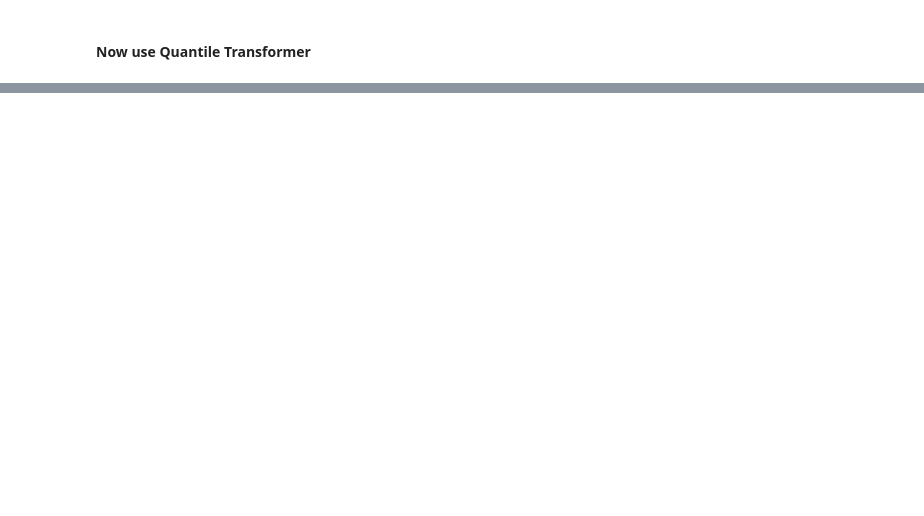
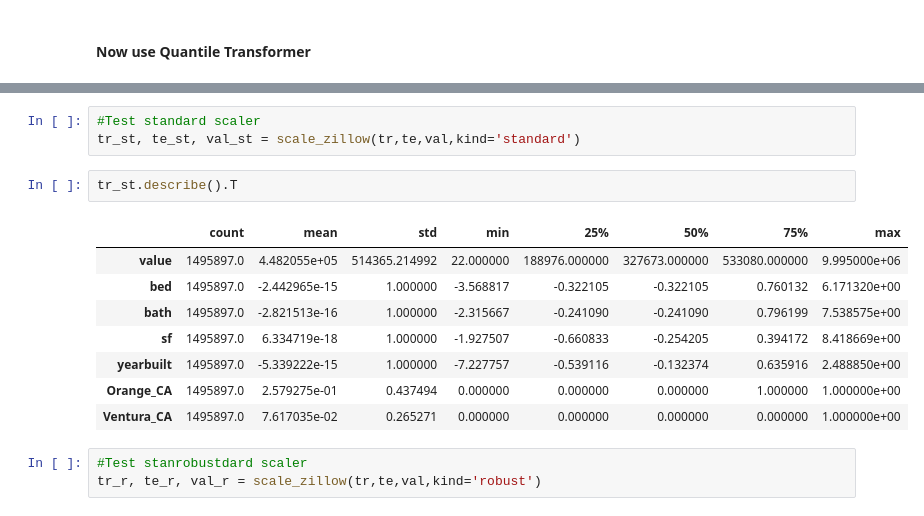
Before and after one commit to Cayt-Schlichting/regression-exercises, a Jupyter notebook: scaling.ipynb, the cells around one changed output, grey strips where cells are left out. Saved outputs shown, nothing was run; the diff lists cells and outputs as text; blank space fills up the shorter version.

```diff
--- a/scaling.ipynb
+++ b/scaling.ipynb
@@ -210,0 +248,17 @@ for c in X_tr.columns:
+# %%
+#Test standard scaler
+tr_st, te_st, val_st = scale_zillow(tr,te,val,kind='standard')
+# %%
+tr_st.describe().T
+# %% [output]
+|  | count | mean | std | min | 25% | 50% | 75% | max |
+| value | 1495897.0 | 4.482055e+05 | 514365.214992 | 22.000000 | 188976.000000 | 327673.000000 | 533080.000000 | 9.995000e+06 |
+| bed | 1495897.0 | -2.442965e-15 | 1.000000 | -3.568817 | -0.322105 | -0.322105 | 0.760132 | 6.171320e+00 |
+| bath | 1495897.0 | -2.821513e-16 | 1.000000 | -2.315667 | -0.241090 | -0.241090 | 0.796199 | 7.538575e+00 |
+| sf | 1495897.0 | 6.334719e-18 | 1.000000 | -1.927507 | -0.660833 | -0.254205 | 0.394172 | 8.418669e+00 |
+| yearbuilt | 1495897.0 | -5.339222e-15 | 1.000000 | -7.227757 | -0.539116 | -0.132374 | 0.635916 | 2.488850e+00 |
+| Orange_CA | 1495897.0 | 2.579275e-01 | 0.437494 | 0.000000 | 0.000000 | 0.000000 | 1.000000 | 1.000000e+00 |
+| Ventura_CA | 1495897.0 | 7.617035e-02 | 0.265271 | 0.000000 | 0.000000 | 0.000000 | 0.000000 | 1.000000e+00 |
+# %%
+#Test stanrobustdard scaler
+tr_r, te_r, val_r = scale_zillow(tr,te,val,kind='robust')
```
Also changed, not shown: parts of 13 cells of this notebook, 1 other file.
